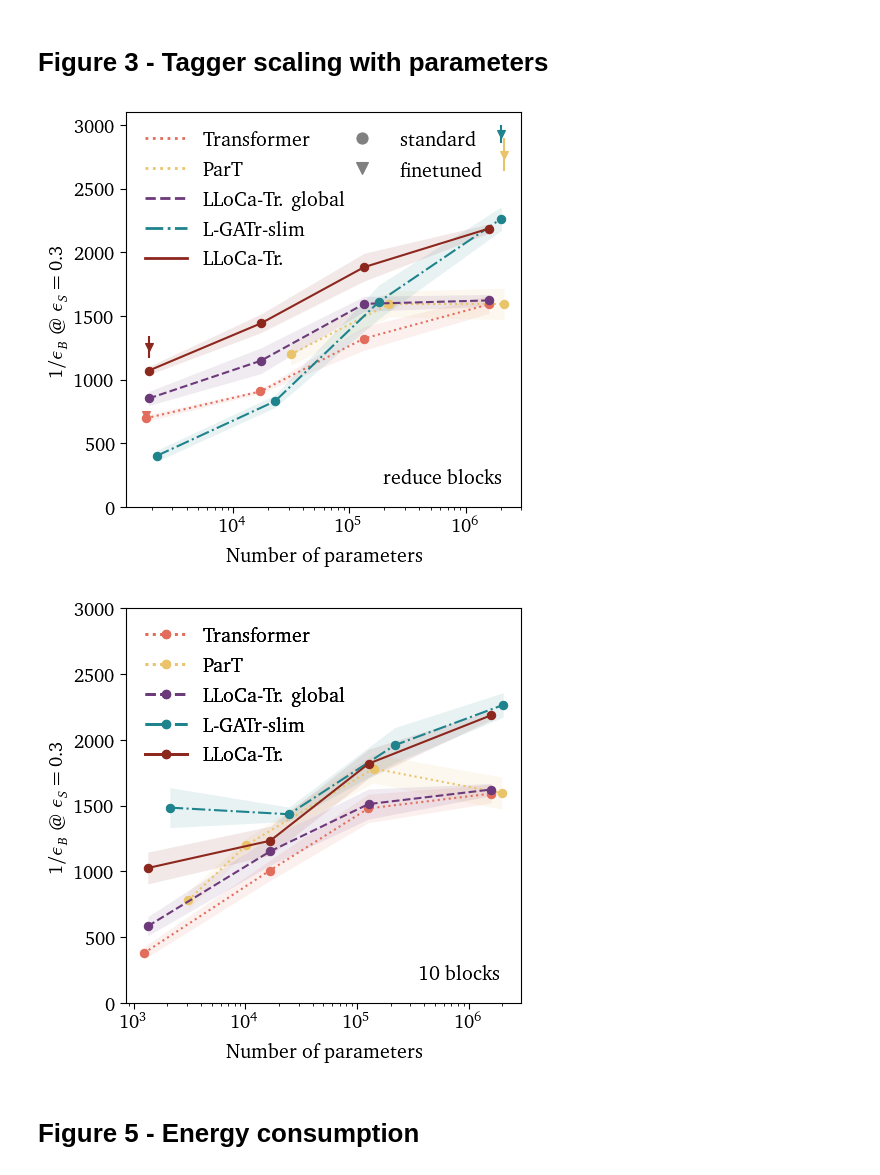
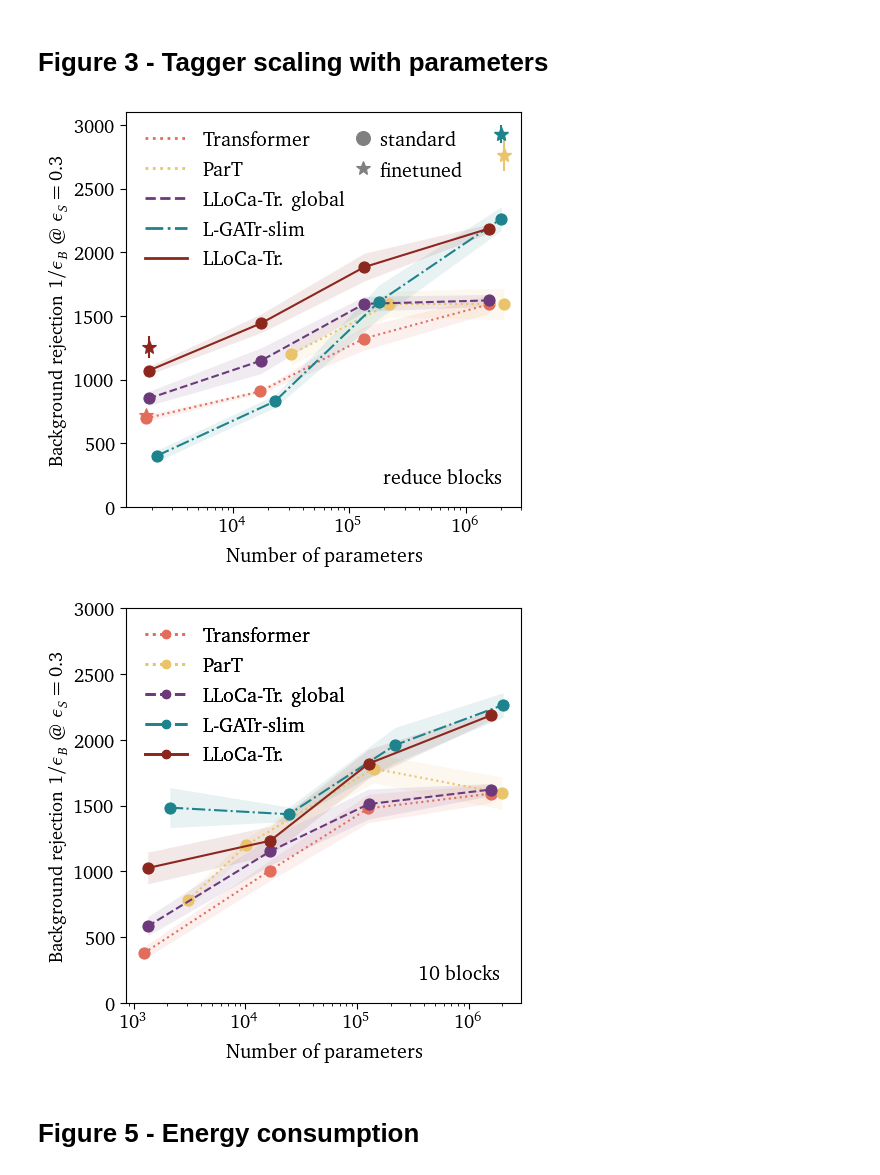
Before and after one commit to heidelberg-hepml/tagger-quantization, a Jupyter notebook: notebooks/plots.ipynb, the cells around one changed output. Drawn from its saved outputs; the diff is of its cells as text; code cells hidden in the pictures.

```diff
--- a/notebooks/plots.ipynb
+++ b/notebooks/plots.ipynb
@@ -1255,15 +1255,15 @@ for label, color, marker, linestyle in zip(labels, colors, markers, linestyles):
         mean = mean[mask]
         std = std[mask]
 
-        ax.plot(p, mean, color=color, linestyle=linestyle, marker=marker)
+        ax.plot(p, mean, color=color, linestyle=linestyle, marker=marker, markersize=8)
         ax.fill_between(p, mean+std, mean-std,
                         edgecolor=color, color=color, alpha=0.1, lw=0.01)
         if "1k-ft" in keys:
-            ax.errorbar(p[0], metrics[label]["1k-ft"]["mean"], yerr=metrics[label]["1k-ft"]["std"], marker="v", color=color)
+            ax.errorbar(p[0], metrics[label]["1k-ft"]["mean"], yerr=metrics[label]["1k-ft"]["std"], markersize=10, marker="*", color=color)
         if "1M-ft" in keys:
-            ax.errorbar(p[-1], metrics[label]["1M-ft"]["mean"], yerr=metrics[label]["1M-ft"]["std"], marker="v", color=color)
+            ax.errorbar(p[-1], metrics[label]["1M-ft"]["mean"], yerr=metrics[label]["1M-ft"]["std"], mew=1, markersize=10, marker="*", color=color)
 
-ax.set_ylabel(r"$1/\epsilon_B\ @\ \epsilon_S=0.3$", fontsize=FONTSIZE)
+ax.set_ylabel(r"Background rejection $1/\epsilon_B\ @\ \epsilon_S=0.3$", fontsize=FONTSIZE)
 ax.set_xlabel("Number of parameters")
 
 """
@@ -1277,37 +1277,38 @@ ax.add_artist(leg1)
 """
 handles1 = [Line2D([0,1], [0,0], color=c, lw=2, linestyle=ls) for c, ls in zip(colors, linestyles)]
 labels1 = labels
 leg1 = ax.legend(
     handles1, labels1, loc="upper left", bbox_to_anchor=(0,1),
     frameon=False,
 )
-ms = ["o", "v"]
+ms = ["o", "*"]
 handles2 = [
     Line2D(
         [0],[0], linestyle="None", marker=m,
-        markersize=8, markerfacecolor="0.5",
+        markersize=10, markerfacecolor="0.5",
         markeredgecolor="0.5"
     ) for m in ms
 ]
 labels2 = ["standard", "finetuned"]
 leg2 = ax.legend(
-    handles2, labels2, loc="upper right", bbox_to_anchor=(0.95,1),
+    handles2, labels2, loc="upper right", bbox_to_anchor=(0.9,1),
     frameon=False,
+    handlelength=0,
 )
 ax.add_artist(leg1)
 
 ax.text(.95, .05, s="reduce blocks", horizontalalignment="right", verticalalignment="bottom",
                     transform=ax.transAxes)
 ax.tick_params(axis='both', which='major', labelsize=FONTSIZE)
 ax.xaxis.set_label_coords(0.5, X_LABEL_POS)
 ax.yaxis.set_label_coords(Y_LABEL_POS, 0.5)
 ax.set_ylim(ymin, ymax)
 ax.set_xlim(xmin, xmax)
 plt.subplots_adjust(LEFT, BOTTOM, RIGHT, TOP)
 fig.savefig(file, format="pdf")
 plt.show()
 # %% [output]
-[figure, old version]
+[figure, new version]
 # %%
 params = {
     "Transformer": {
@@ -1395,11 +1396,11 @@ for label, color, marker, linestyle in zip(labels, colors, markers, linestyles):
         mean = mean[mask]
         std = std[mask]
 
-        ax.plot(p, mean, color=color, linestyle=linestyle, marker=marker)
+        ax.plot(p, mean, color=color, linestyle=linestyle, marker=marker, ms=8)
         ax.fill_between(p, mean+std, mean-std,
                         edgecolor=color, color=color, alpha=0.1, lw=0.01)
 
-ax.set_ylabel(r"$1/\epsilon_B\ @\ \epsilon_S=0.3$", fontsize=FONTSIZE)
+ax.set_ylabel(r"Background rejection $1/\epsilon_B\ @\ \epsilon_S=0.3$", fontsize=FONTSIZE)
 ax.set_xlabel("Number of parameters")
 
 handles1 = [Line2D([0,1], [0,0], color=c, lw=2, linestyle=ls, marker=m) for c, ls, m in zip(colors, linestyles, markers)]
@@ -1420,7 +1421,7 @@ plt.subplots_adjust(LEFT, BOTTOM, RIGHT, TOP)
 fig.savefig(file, format="pdf")
 plt.show()
 # %% [output]
-[figure, old version]
+[figure, new version]
 # %%
 file.close()
 # %% [markdown]
```
Also changed, not shown: parts of 4 cells of this notebook.
